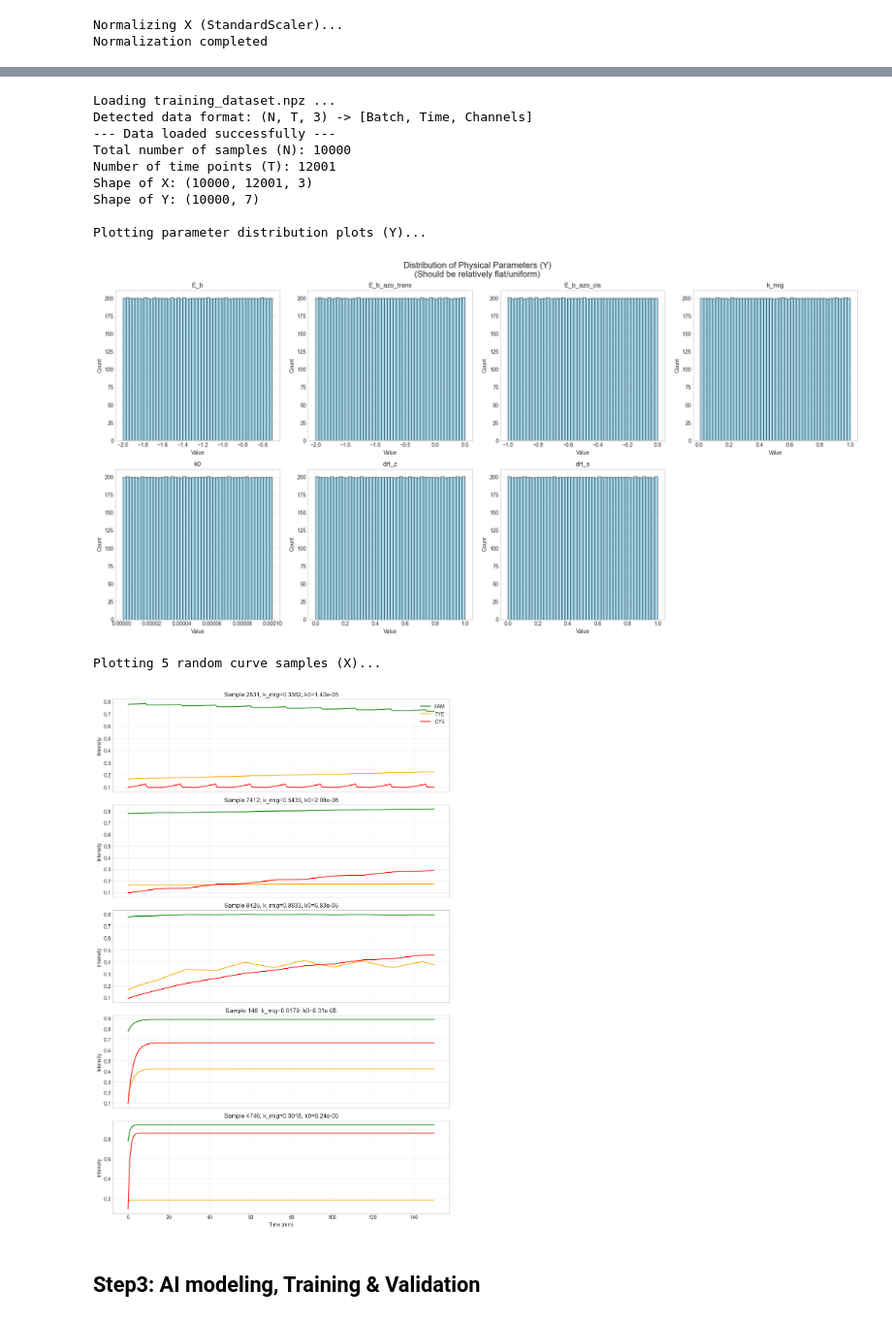
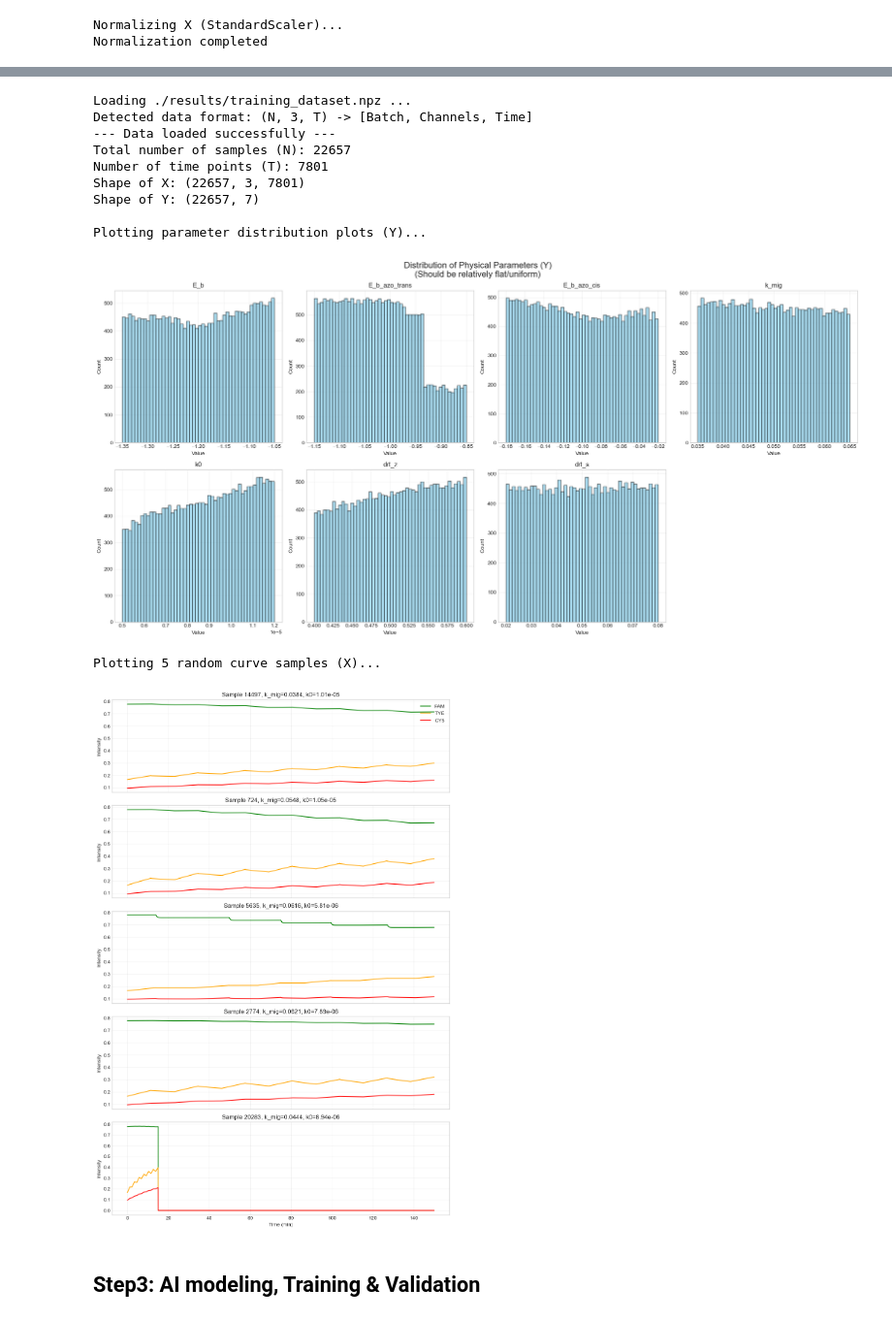
Before and after one commit to GBGBGB780/MechineLearning_for_DNAwalker, a Jupyter notebook: DNAwalker_project.ipynb, the cells around one changed output, grey strips where cells are left out. Shown at 97% size. Saved outputs shown, nothing was run; the diff lists cells and outputs as text; code cells hidden in the pictures.

```diff
--- a/DNAwalker_project.ipynb
+++ b/DNAwalker_project.ipynb
@@ -336,8 +336,8 @@ Therefore, we apply a **Zero-Tolerance Policy**: any sample containing `Inf` or
 # %% [markdown]
 The following presents the further data processing performed on the actually generated training data (15,000 sets of random data), including the time evolution of the probabilities of the nanorobot occupying different micro-states, among other aspects.
 # %%
-NPZ_FILENAME = 'training_dataset.npz'  # name of the training dataset
-N_SAMPLES_FOR_VISUALIZATION = 15000    # UMAP - max number of the sample
+NPZ_FILENAME = './results/training_dataset.npz'  # name of the training dataset
+N_SAMPLES_FOR_VISUALIZATION = 30000    # UMAP - max number of the sample
 
 # 7 names of phy physics parameters
 param_names = [
@@ -550,15 +527,14 @@ Generating visualization plots...
 # %%
-NPZ_FILE = 'training_dataset.npz'
 SAMPLES_TO_PLOT = 5  # Number of random samples to plot for inspection
 
 def inspect_data():
     # 1. Load data
-    if not os.path.exists(NPZ_FILE):
-        print(f"Error: {NPZ_FILE} not found")
+    if not os.path.exists(NPZ_FILENAME):
+        print(f"Error: {NPZ_FILENAME} not found")
         return
 
-    print(f"Loading {NPZ_FILE} ...")
-    data = np.load(NPZ_FILE)
+    print(f"Loading {NPZ_FILENAME} ...")
+    data = np.load(NPZ_FILENAME)
     X = data['X']
     Y = data['Y']
 
@@ -650,42 +626,42 @@ def inspect_data():
             if 'k_mig' in param_names:
                 k_mig_val = params[param_names.index('k_mig')]
                 title_parts.append(f"k_mig={k_mig_val:.4f}")
             if 'k0' in param_names:
                 k0_val = params[param_names.index('k0')]
                 title_parts.append(f"k0={k0_val:.2e}")
 
             title_str = ", ".join(title_parts)
         except Exception as e:
             # Fallback title if parameter lookup fails
             title_str = f"Sample {idx}"
 
         ax.set_title(title_str)
         ax.set_ylabel("Intensity")
 
         # Only show legend on the first plot to avoid clutter
         if i == 0:
             ax.legend(loc='upper right')
         ax.grid(True, alpha=0.3)
 
     axes[-1].set_xlabel("Time (min)")
     plt.tight_layout()
     plt.show()
 
 # Execute the inspection function
 inspect_data()
 # %% [output]
-Loading training_dataset.npz ...
-Detected data format: (N, T, 3) -> [Batch, Time, Channels]
+Loading ./results/training_dataset.npz ...
+Detected data format: (N, 3, T) -> [Batch, Channels, Time]
 --- Data loaded successfully ---
-Total number of samples (N): 10000
-Number of time points (T): 12001
-Shape of X: (10000, 12001, 3)
-Shape of Y: (10000, 7)
+Total number of samples (N): 22657
+Number of time points (T): 7801
+Shape of X: (22657, 3, 7801)
+Shape of Y: (22657, 7)
 
 Plotting parameter distribution plots (Y)...
-[figure, old version]
+[figure, new version]
 Plotting 5 random curve samples (X)...
-[figure, old version]
+[figure, new version]
 # %% [markdown]
 ## **Step3: AI modeling, Training & Validation**
 # %% [markdown]
```
Also changed, not shown: parts of 5 cells of this notebook, 12 other files.
